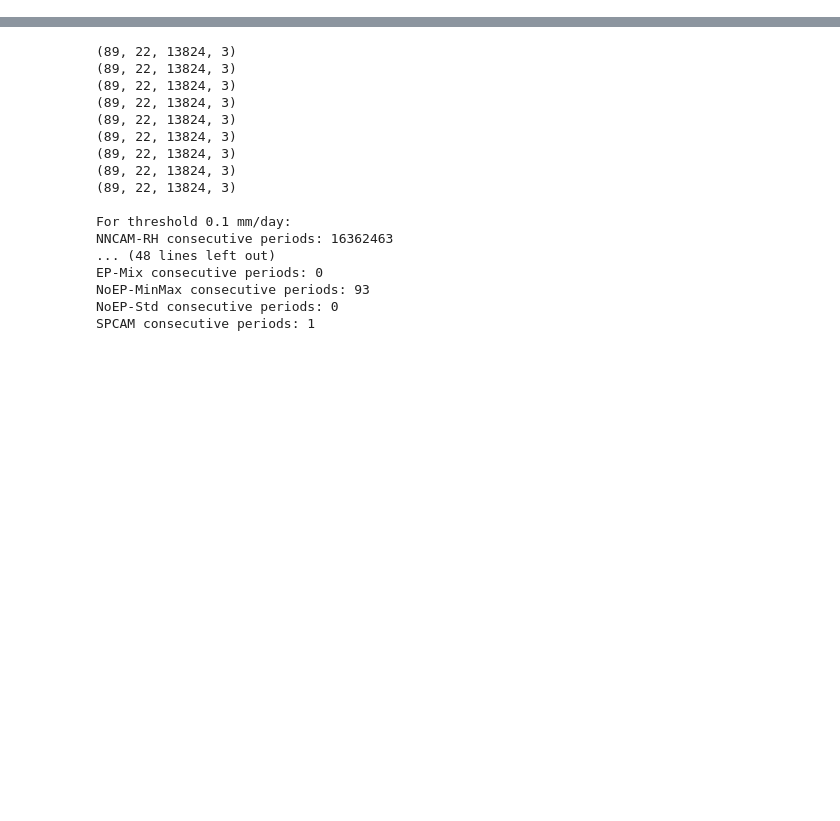
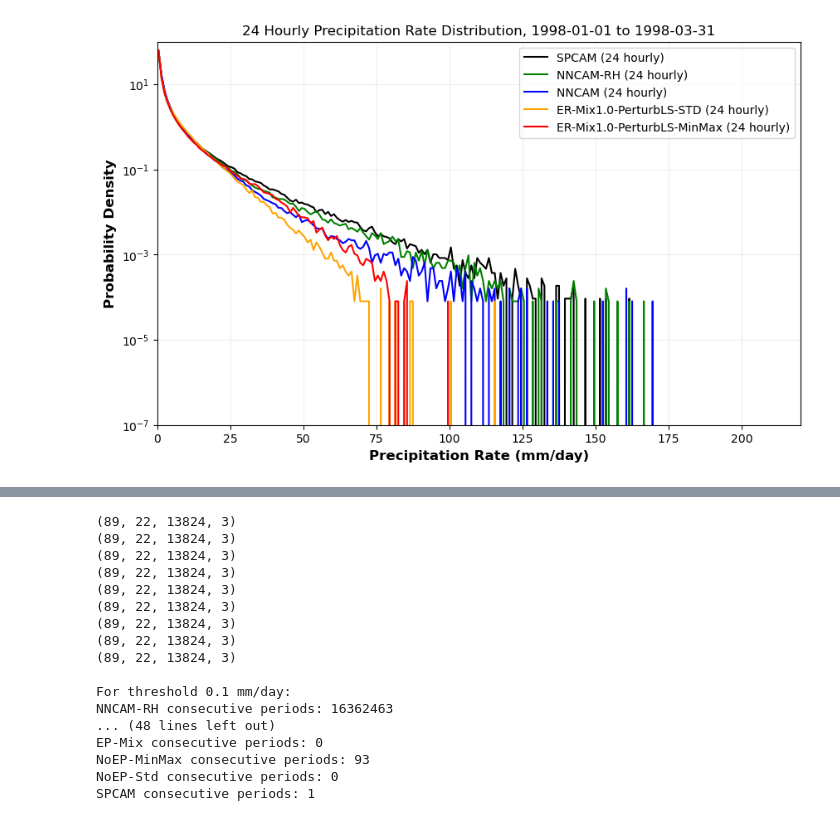
Before and after one commit to chenj209/clima_analysis, a Jupyter notebook: precipitation/precipitation_intensity.ipynb, the cells around one changed output, grey strips where cells are left out. Cells and saved outputs as stored; diff of their text form; code cells hidden in the pictures; blank space fills up the shorter version.

```diff
--- a/precipitation/precipitation_intensity.ipynb
+++ b/precipitation/precipitation_intensity.ipynb
@@ -62,0 +69,18 @@ def load_precip_from_h1_nc(nc_dir_path, include_pattern=None, exclude_pattern=No
+# %%
+spcam_nc_data = nc.Dataset("/Users/jianda/Projects/experience_replay_data/spcam/spcam.cam.h1.day.1999-2003.nc")
+print(spcam_nc_data["precip"])
+print((spcam_nc_data["precip"][:]*24*3600*1000).mean())
+spcam_precip2 = spcam_nc_data["precip"][:]
+time = spcam_nc_data["time"][:]
+print(time)
+# Convert time to datetime
+time_values = nc.num2date(time[:], spcam_nc_data["time"].units)
+print(time_values.shape)
+
+# Reshape precipitation arrays to 2D (time, lat*lon)
+spcam_precip_flat = spcam_precip2.reshape(spcam_precip2.shape[0], -1)*24*3600*1000
+time_values_pd = pd.to_datetime([str(t) for t in time_values])
+
+# Create DataFrames with time index
+spcam_df = pd.DataFrame(spcam_precip_flat, index=time_values_pd)
+spcam_full = pd.concat([spcam_precip, spcam_df])
@@ -108,0 +247,73 @@ PLOT_CONFIG = {
+# %%
+date_start = '1998-01-01'
+date_end = '1998-03-31'
+# Resample to 6 hourly averages using pandas
+# cam5_hourly = cam5_df.loc[date_start:date_end].resample('24h').mean(0)
+spcam_hourly = spcam_full.loc[date_start:date_end].resample('24h').mean(0)
+nncamrh_hourly = nncamrh_precip.loc[date_start:date_end].resample('24h').mean(0)
+nncam_hourly = nncam_precip.loc[date_start:date_end].resample('24h').mean(0)
+# er_mixfull_std_hourly = er_mixfull_std_precip.loc[date_start:date_end].resample('24h').mean(0)
+er_mixfull_perturbls_std_hourly = er_mixfull_perturbls_std_precip.loc[date_start:date_end].resample('24h').mean(0)
+er_mixfull_perturbls_minmax_hourly = er_mixfull_perturbls_minmax_precip.loc[date_start:date_end].resample('24h').mean(0)
+# er_mixhalf_std_hourly = er_mixhalf_std_precip.loc[date_start:date_end].resample('24h').mean(0)
+# er_mixhalf_minmax_hourly = er_mixhalf_minmax_precip.loc[date_start:date_end].resample('24h').mean(0)
+# Create histogram for hourly data
+plt.figure(figsize=(10, 6))
+# hist_cam5, bins_cam5 = np.histogram(cam5_hourly, bins=np.linspace(0, PLOT_CONFIG['xlim'][1], PLOT_CONFIG['xlim'][1]+1), density=True)
+hist_spcam, bins_spcam = np.histogram(spcam_hourly, bins=np.linspace(0, PLOT_CONFIG['xlim'][1], PLOT_CONFIG['xlim'][1]+1), density=True)
+hist_nncamrh, bins_nncamrh = np.histogram(nncamrh_hourly, bins=np.linspace(0, PLOT_CONFIG['xlim'][1], PLOT_CONFIG['xlim'][1]+1), density=True)
+hist_nncam, bins_nncam = np.histogram(nncam_hourly, bins=np.linspace(0, PLOT_CONFIG['xlim'][1], PLOT_CONFIG['xlim'][1]+1), density=True)
+# hist_er_mixfull_std, bins_er_mixfull_std = np.histogram(er_mixfull_std_hourly, bins=np.linspace(0, PLOT_CONFIG['xlim'][1], PLOT_CONFIG['xlim'][1]+1), density=True)
+hist_er_mixfull_perturbls_std, bins_er_mixfull_perturbls_std = np.histogram(er_mixfull_perturbls_std_hourly, bins=np.linspace(0, PLOT_CONFIG['xlim'][1], PLOT_CONFIG['xlim'][1]+1), density=True)
+hist_er_mixfull_perturbls_minmax, bins_er_mixfull_perturbls_minmax = np.histogram(er_mixfull_perturbls_minmax_hourly, bins=np.linspace(0, PLOT_CONFIG['xlim'][1], PLOT_CONFIG['xlim'][1]+1), density=True)
+# hist_er_mixhalf_std, bins_er_mixhalf_std = np.histogram(er_mixhalf_std_hourly, bins=np.linspace(0, PLOT_CONFIG['xlim'][1], PLOT_CONFIG['xlim'][1]+1), density=True)
+# hist_er_mixhalf_minmax, bins_er_mixhalf_minmax = np.histogram(er_mixhalf_minmax_hourly, bins=np.linspace(0, PLOT_CONFIG['xlim'][1], PLOT_CONFIG['xlim'][1]+1), density=True)
+plt.clf()  # Clear the histogram plots
+
+# bin_centers_cam5 = (bins_cam5[:-1] + bins_cam5[1:]) / 2
+bin_centers_spcam = (bins_spcam[:-1] + bins_spcam[1:]) / 2
+bin_centers_nncamrh = (bins_nncamrh[:-1] + bins_nncamrh[1:]) / 2
+bin_centers_nncam = (bins_nncam[:-1] + bins_nncam[1:]) / 2
+# bin_centers_er_mixfull_std = (bins_er_mixfull_std[:-1] + bins_er_mixfull_std[1:]) / 2
+bin_centers_er_mixfull_perturbls_std = (bins_er_mixfull_perturbls_std[:-1] + bins_er_mixfull_perturbls_std[1:]) / 2
+bin_centers_er_mixfull_perturbls_minmax = (bins_er_mixfull_perturbls_minmax[:-1] + bins_er_mixfull_perturbls_minmax[1:]) / 2
+# bin_centers_er_mixhalf_std = (bins_er_mixhalf_std[:-1] + bins_er_mixhalf_std[1:]) / 2
+# bin_centers_er_mixhalf_minmax = (bins_er_mixhalf_minmax[:-1] + bins_er_mixhalf_minmax[1:]) / 2
+
+# plt.semilogy(bin_centers_cam5, hist_cam5*100, label='CAM5 (24 hourly)',color='grey')
+plt.semilogy(bin_centers_spcam, hist_spcam*100, label='SPCAM (24 hourly)',color='black')
+plt.semilogy(bin_centers_nncamrh, hist_nncamrh*100, label='NNCAM-RH (24 hourly)',color='green')
+plt.semilogy(bin_centers_nncam, hist_nncam*100, label='NNCAM (24 hourly)',color='blue')
+# plt.semilogy(bin_centers_er_mixfull_std, hist_er_mixfull_std*100, label='ER-Mix1.0-STD (24 hourly)')
+plt.semilogy(bin_centers_er_mixfull_perturbls_std, hist_er_mixfull_perturbls_std*100, label='ER-Mix1.0-PerturbLS-STD (24 hourly)',color='orange')
+plt.semilogy(bin_centers_er_mixfull_perturbls_minmax, hist_er_mixfull_perturbls_minmax*100, label='ER-Mix1.0-PerturbLS-MinMax (24 hourly)',color='red')
+# plt.semilogy(bin_centers_er_mixhalf_std, hist_er_mixhalf_std*100, label='ER-Mix0.5-STD (24 hourly)')
+# plt.semilogy(bin_centers_er_mixhalf_minmax, hist_er_mixhalf_minmax*100, label='ER-Mix0.5-MinMax (24 hourly)')
+
+plt.xlabel(PLOT_CONFIG['xlabel'], fontweight='bold', fontsize=PLOT_CONFIG['label_fontsize'])
+plt.ylabel(PLOT_CONFIG['ylabel'], fontweight='bold', fontsize=PLOT_CONFIG['label_fontsize'])
+# plt.title(f"{PLOT_CONFIG['main']['title']} ({'Histogram' , fontweight='bold', fontsize=PLOT_CONFIG['common']['title_fontsize'])
+plt.legend(loc=PLOT_CONFIG['legend_loc'], fontsize=PLOT_CONFIG['legend_fontsize'])
+plt.grid(True, which="both", ls="-", alpha=0.2)
+
+print("Setting plot limits and ticks")
+plt.ylim(*PLOT_CONFIG['ylim'])
+# print(PLOT_CONFIG['xlim'])
+plt.xlim(*PLOT_CONFIG['xlim'])
+
+plt.xticks(PLOT_CONFIG['xticks'], fontsize=PLOT_CONFIG['tick_fontsize'])
+plt.yticks(PLOT_CONFIG['yticks']['values'],
+            PLOT_CONFIG['yticks']['labels'],
+            fontsize=PLOT_CONFIG['tick_fontsize'])
+
+plt.xlabel('Precipitation Rate (mm/day)')
+plt.ylabel('Probability Density')
+plt.title(f'24 Hourly Precipitation Rate Distribution, {date_start} to {date_end}')
+plt.legend()
+# plt.yscale('log')
+# plt.xscale('log')
+plt.xscale('linear')
+plt.yscale('log')
+plt.grid(True, which="both", ls="-", alpha=0.2)
+plt.show()
+# %% [output]
@@ -108,0 +321 @@ PLOT_CONFIG = {
+[figure, added]
```
Also changed, not shown: parts of 45 cells of this notebook, 5 other files.
